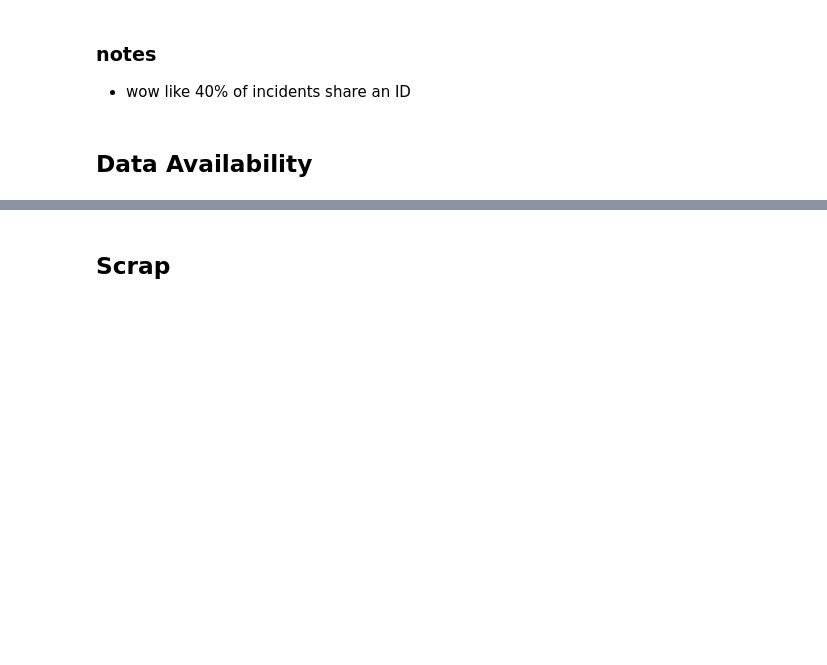
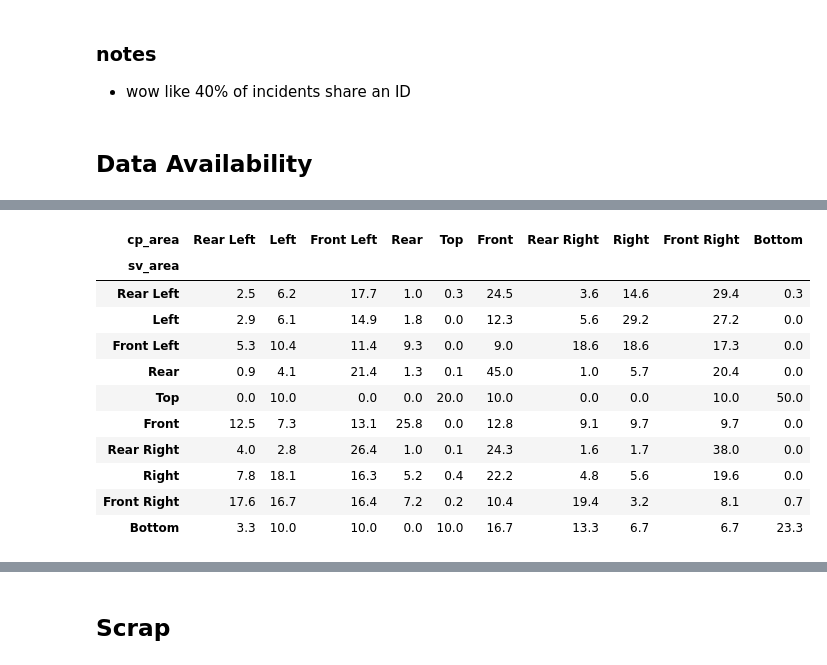
Before and after one commit to AurelianTactics/avird_2026, a Jupyter notebook: eda/ADS_to_2026_03_16/01_eda_initial_explore_2026.ipynb, the cells around one changed output, grey strips where cells are left out. Cells and saved outputs as stored; diff of their text form; code cells hidden in the pictures; blank space fills up the shorter version.

```diff
--- a/eda/ADS_to_2026_03_16/01_eda_initial_explore_2026.ipynb
+++ b/eda/ADS_to_2026_03_16/01_eda_initial_explore_2026.ipynb
@@ -877,0 +945,17 @@ ads
+# %%
+
+# %% matrix normalized within each SV row (% of CP impacts given an SV area)
+ex.contact_area_pair_matrix(ads_df, include_unknown=False, normalize='rows')
+# %% [output]
+| cp_area | Rear Left | Left | Front Left | Rear | Top | Front | Rear Right | Right | Front Right | Bottom |
+| sv_area |  |  |  |  |  |  |  |  |  |  |
+| Rear Left | 2.5 | 6.2 | 17.7 | 1.0 | 0.3 | 24.5 | 3.6 | 14.6 | 29.4 | 0.3 |
+| Left | 2.9 | 6.1 | 14.9 | 1.8 | 0.0 | 12.3 | 5.6 | 29.2 | 27.2 | 0.0 |
+| Front Left | 5.3 | 10.4 | 11.4 | 9.3 | 0.0 | 9.0 | 18.6 | 18.6 | 17.3 | 0.0 |
+| Rear | 0.9 | 4.1 | 21.4 | 1.3 | 0.1 | 45.0 | 1.0 | 5.7 | 20.4 | 0.0 |
+| Top | 0.0 | 10.0 | 0.0 | 0.0 | 20.0 | 10.0 | 0.0 | 0.0 | 10.0 | 50.0 |
+| Front | 12.5 | 7.3 | 13.1 | 25.8 | 0.0 | 12.8 | 9.1 | 9.7 | 9.7 | 0.0 |
+| Rear Right | 4.0 | 2.8 | 26.4 | 1.0 | 0.1 | 24.3 | 1.6 | 1.7 | 38.0 | 0.0 |
+| Right | 7.8 | 18.1 | 16.3 | 5.2 | 0.4 | 22.2 | 4.8 | 5.6 | 19.6 | 0.0 |
+| Front Right | 17.6 | 16.7 | 16.4 | 7.2 | 0.2 | 10.4 | 19.4 | 3.2 | 8.1 | 0.7 |
+| Bottom | 3.3 | 10.0 | 10.0 | 0.0 | 10.0 | 16.7 | 13.3 | 6.7 | 6.7 | 23.3 |
```
Also changed, not shown: parts of 22 cells of this notebook, 4 other files.
